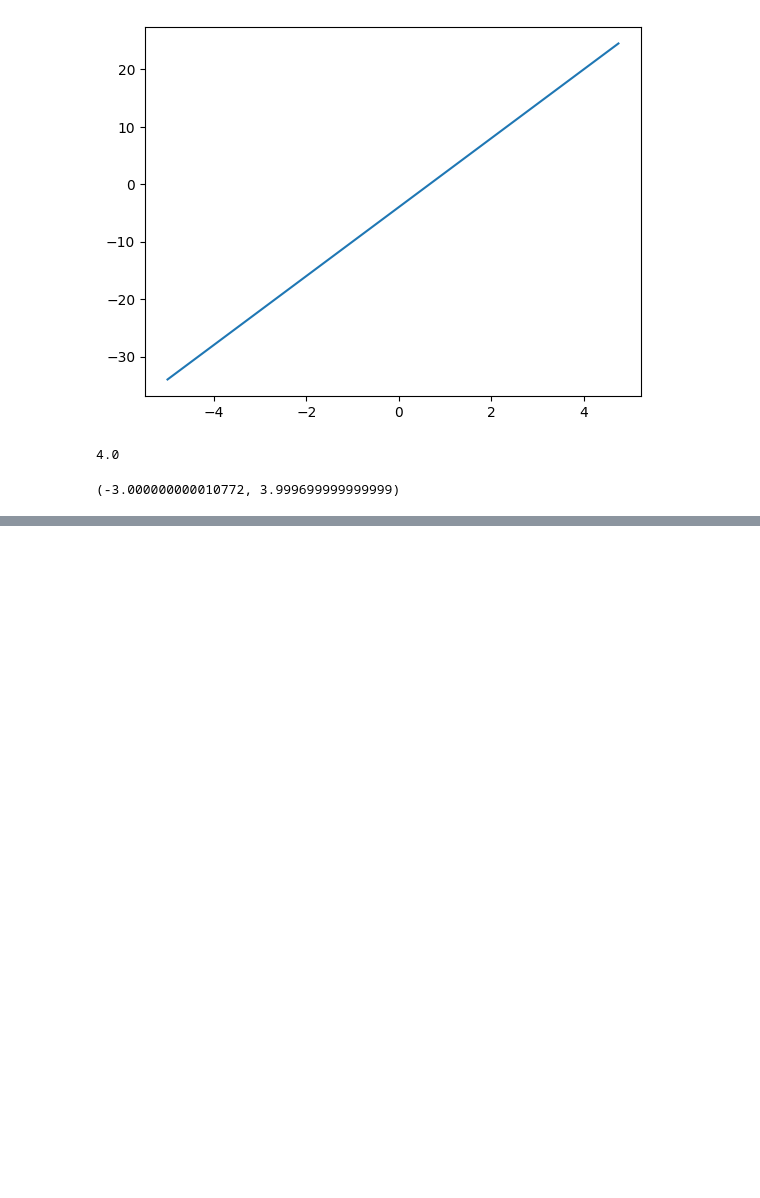
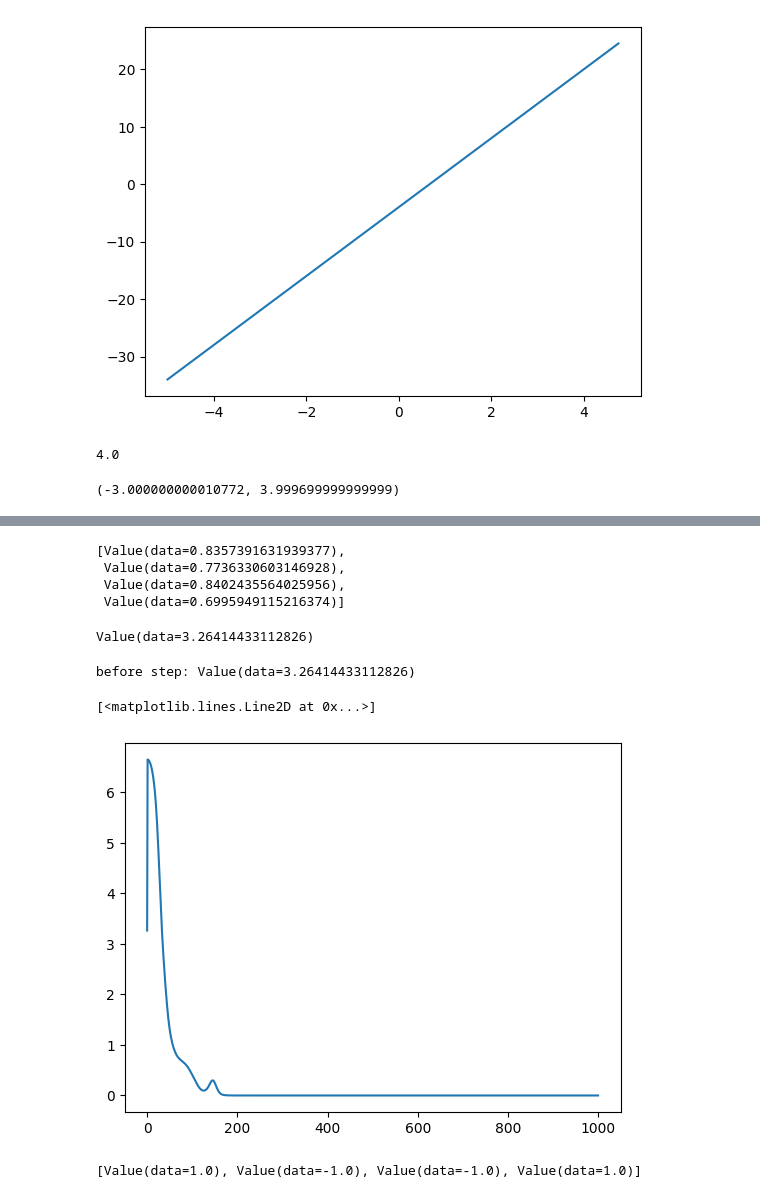
Before and after one commit to pat-sre/fiveamstudy-code, a Jupyter notebook: machine_learning/micrograd.ipynb, the cells around one changed output, grey strips where cells are left out. Saved outputs shown, nothing was run; the diff lists cells and outputs as text; code cells hidden in the pictures; blank space fills up the shorter version.

```diff
--- a/machine_learning/micrograd.ipynb
+++ b/machine_learning/micrograd.ipynb
@@ -115,0 +366,71 @@ draw_dot(d1)
+# %%
+# lets try to implement basic learning
+net = MLP(3, [4, 4, 1])
+
+xs = [
+    [2.0, 3.0, -1.0],
+    [3.0, -1.0, 0.5],
+    [-0.5, 1.0, 1.0],
+    [1.0, 1.0, -1.0],
+]
+
+ys = [1.0, -1.0, -1.0, 1.0]
+ypreds = [net(x) for x in xs]
+ypreds
+# %% [output]
+[Value(data=0.8357391631939377),
+ Value(data=0.7736330603146928),
+ Value(data=0.8402435564025956),
+ Value(data=0.6995949115216374)]
+# %%
+# normally in neural nets we want a kinda one number
+# that represents the overall performance, we call it the loss function
+# lets just use real_value - prediction
+# we want to sum it up so we dont want negatives as they would just cancel other values lol thus square
+# this is
+def loss():
+    ys = [1.0, -1.0, -1.0, 1.0]
+
+    return loss_val
+loss()
+# %% [output]
+Value(data=3.26414433112826)
+# %%
+# now we want to lower the loss
+# it would mean we are closer and closer to correct predictions
+# if loss is 0 then we pretty much predicted everything perfectly
+loss_val = loss()
+
+print("before step:", loss_val)
+# by calculating the gradient of our loss function
+# we can lower it through gradient descent
+
+losses = [loss().data]
+learning_rate = 0.0001
+
+n = 1000
+for i in range(n):
+    # forward pass
+    ypreds = [net(x) for x in xs]
+    loss_val = sum((yreal - ypred)**2 for yreal, ypred in zip(ys, ypreds))
+
+    # backward pass
+    loss_val.backward()
+
+    # step
+    for p in net.parameters():
+        p.data -= learning_rate * p.grad
+    losses.append(loss().data)
+
+plt.plot(range(n+1), losses)
+# %% [output]
+before step: Value(data=3.26414433112826)
+[<matplotlib.lines.Line2D at 0x...>]
+[figure, added]
+# %%
+# lets see predictions
+ys = [1.0, -1.0, -1.0, 1.0]
+ypreds = [net(x) for x in xs]
+ypreds
+# %% [output]
+[Value(data=1.0), Value(data=-1.0), Value(data=-1.0), Value(data=1.0)]
```
Also changed, not shown: parts of 20 cells of this notebook, 15 other files.
